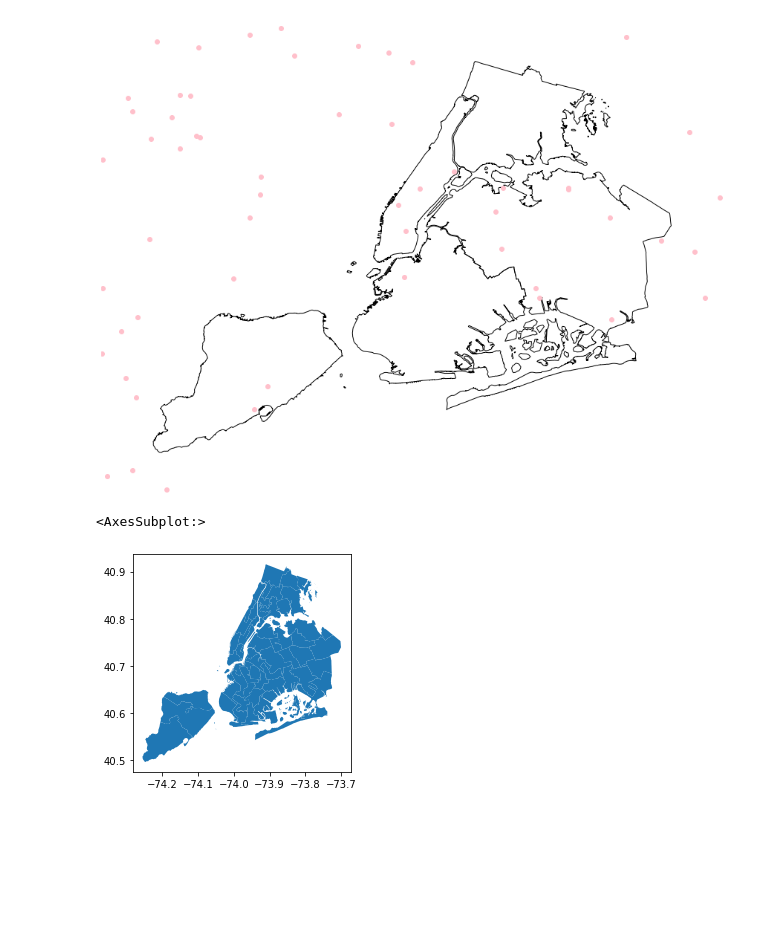
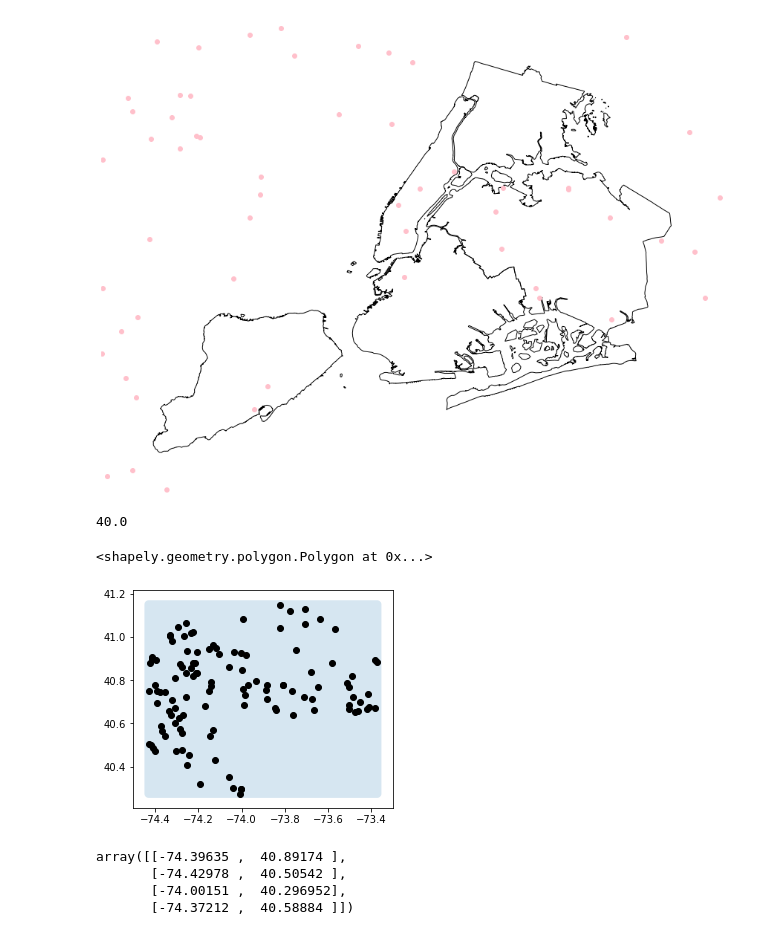
Before and after one commit to trdougherty/GRIDS, a Jupyter notebook: weather_preprocess.ipynb, the cells around one changed output. Cells and saved outputs as stored; diff of their text form; code cells hidden in the pictures; blank space fills up the shorter version.

```diff
--- a/weather_preprocess.ipynb
+++ b/weather_preprocess.ipynb
@@ -61,9 +64,35 @@ stations_geo.plot(color='pink', ax=ax)
 plt.show()
 # %% [output]
 [figure]
-# %%
-plt.figure(figsize=(1,1))
-council_footprints.plot()
-# %% [output]
-<AxesSubplot:>
-[figure, removed]
+# %%
+np.floor(min(stations['LATITUDE']))
+# %% [output]
+40.0
+# %%
+# I want some sort of baseline shape to slice into voronoi
+min_lat = min(stations['LATITUDE'])
+max_lat = max(stations['LATITUDE'])
+min_lon = min(stations['LONGITUDE'])
+max_lon = max(stations['LONGITUDE'])
+
+weather_service_area = Polygon([[min_lon, min_lat],[min_lon,max_lat],[max_lon,max_lat],[max_lon, min_lat]])
+weather_service_area = weather_service_area.buffer(0.02)
+weather_service_geodf = gpd.GeoSeries(weather_service_area)
+# %%
+weather_service_area.buffer(1)
+# %% [output]
+<shapely.geometry.polygon.Polygon at 0x...>
+# %%
+ax = weather_service_geodf.plot(alpha=0.18)
+stations_geo.plot(color='black', ax=ax)
+plt.show()
+# %% [output]
+[figure, added]
+# %%
+coords = np.array(list(zip(stations['LONGITUDE'],stations['LATITUDE'])))
+coords[:4]
+# %% [output]
+array([[-74.39635 ,  40.89174 ],
+       [-74.42978 ,  40.50542 ],
+       [-74.00151 ,  40.296952],
+       [-74.37212 ,  40.58884 ]])
```
Also changed, not shown: parts of 35 cells of this notebook, 2 other files.
